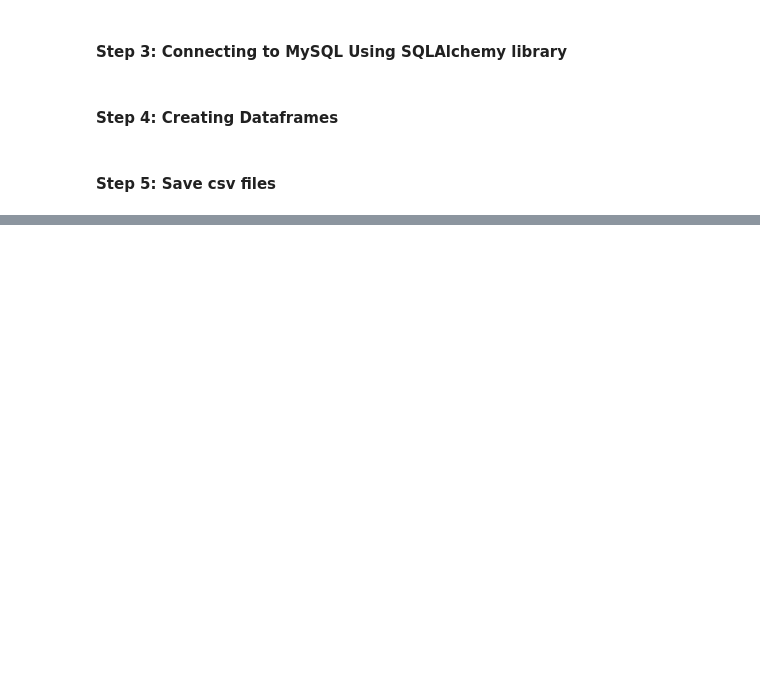
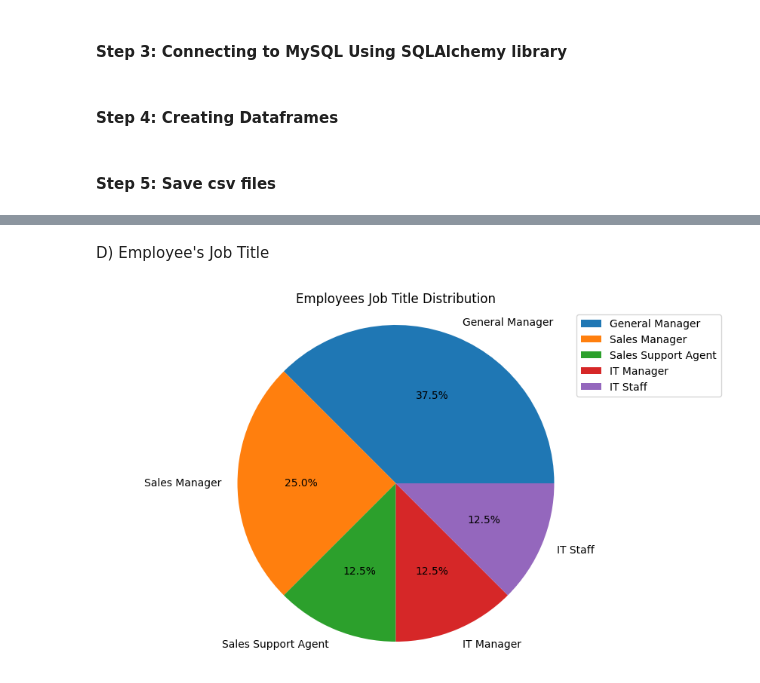
Before and after one commit to Mahlagha1994/Chinook, a Jupyter notebook: notebooks/Chinook Data Analysis.ipynb, the cells around one changed output, grey strips where cells are left out. Cells and saved outputs as stored; diff of their text form; code cells hidden in the pictures; blank space fills up the shorter version.

```diff
--- a/notebooks/Chinook Data Analysis.ipynb
+++ b/notebooks/Chinook Data Analysis.ipynb
@@ -61,0 +199,14 @@ Track.to_csv('/Users/mahlagha/Chinook/data/processed/Track.csv', index=False)
+# %% [markdown]
+D) Employee's Job Title
+# %%
+# Pie Plot
+plt.figure(figsize=(10,6))
+employee_count = Employee['Title'].value_counts()
+labels = Employee['Title'].unique()
+plt.pie (employee_count, labels=labels, autopct='%1.1f%%')
+plt.title('Employees Job Title Distribution')
+plt.axis('equal')
+plt.legend(loc='best', bbox_to_anchor=(0.8,1))
+plt.show()
+# %% [output]
+[figure, added]
```
Also changed, not shown: parts of 37 cells of this notebook.
